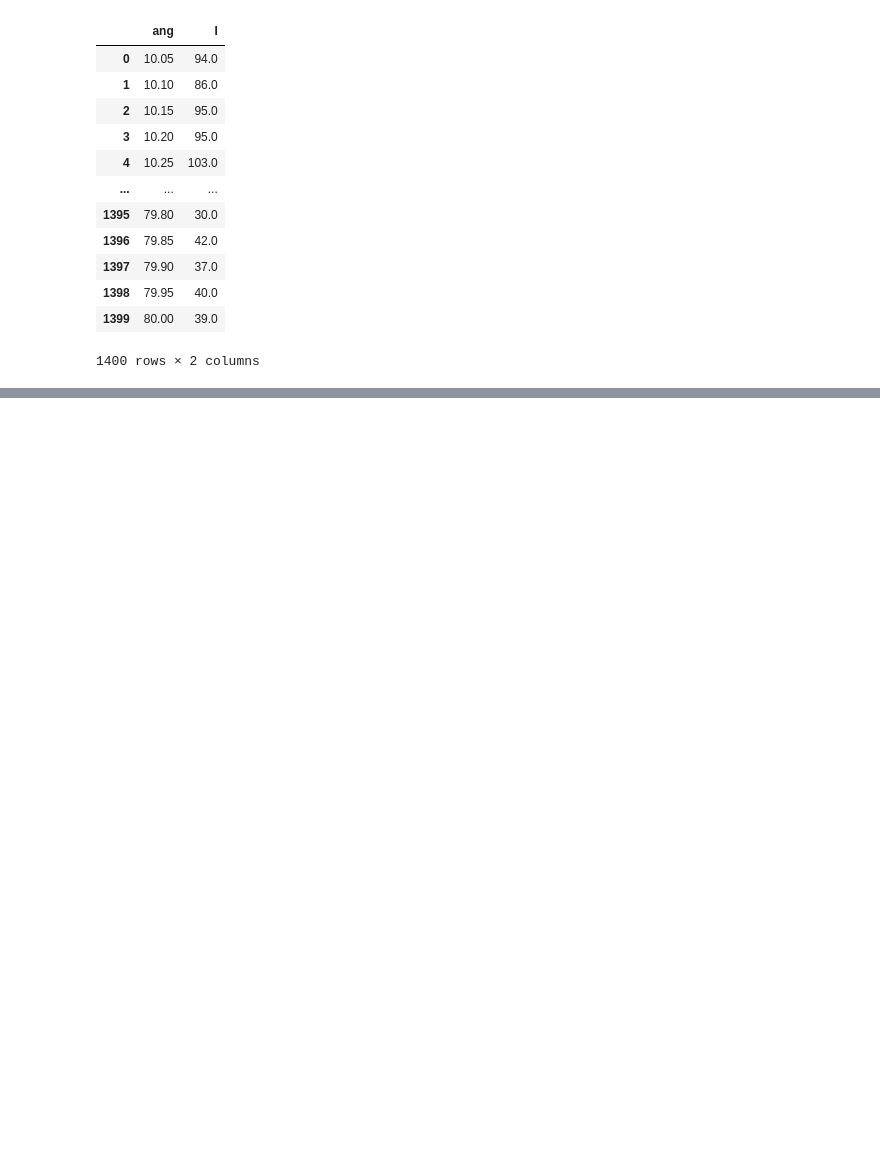
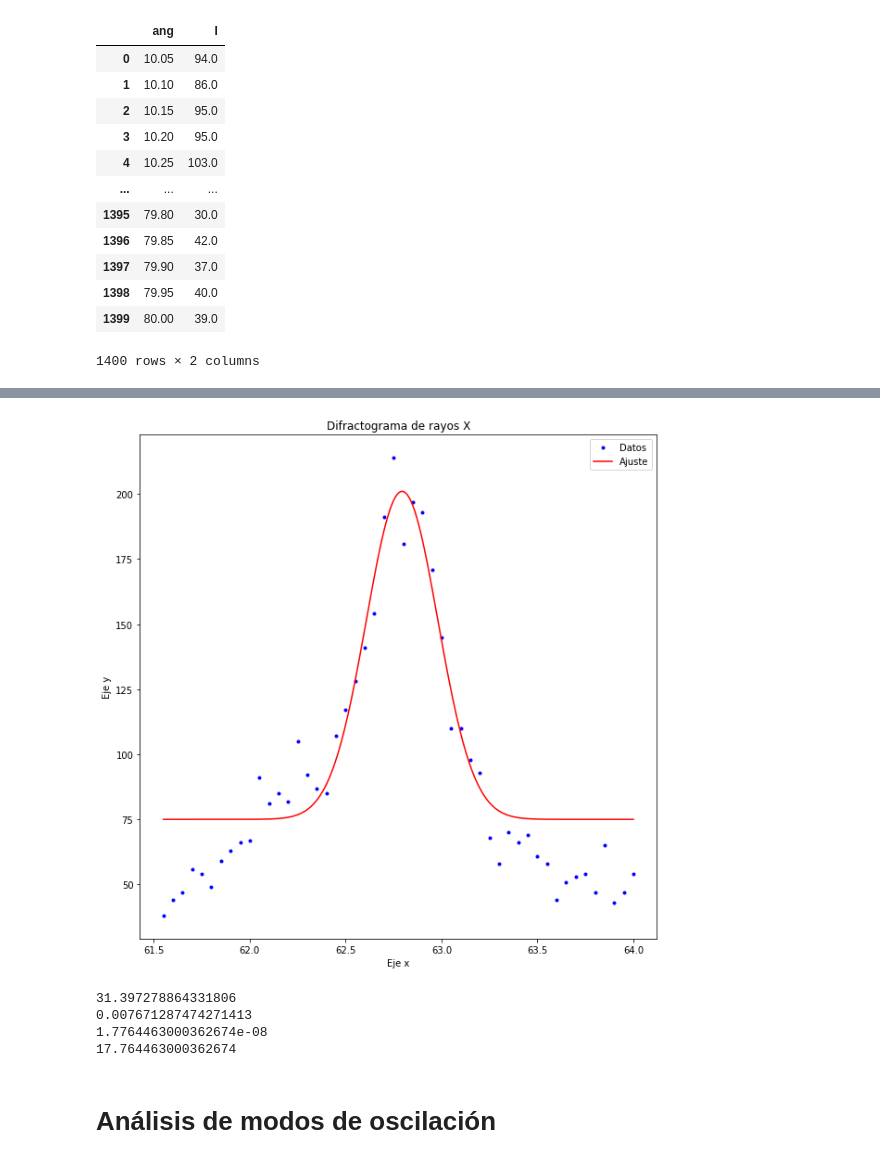
Before and after one commit to juanF9910/Rare_earths, a Jupyter notebook: absor.ipynb, the cells around one changed output, grey strips where cells are left out. Drawn from its saved outputs; the diff is of its cells as text; code cells hidden in the pictures; blank space fills up the shorter version.

```diff
--- a/absor.ipynb
+++ b/absor.ipynb
@@ -473,0 +495,75 @@ plt.show()
+# %%
+from scipy.optimize import curve_fit
+# Definir una función gaussiana para ajustar los datos
+
+
+def gaussian(x,a, b, c):
+    return 75+a*np.exp(-0.5 * ((x - b) / c) ** 2)
+
+
+#r=285
+#s=330
+
+#opcional
+#r=330
+#s=370
+
+#r=548
+#s=567
+
+#r=730
+#s=800
+
+#r=850
+#s=895
+
+#r=895
+#s=930
+
+r=1030
+s=1080
+
+x = df4['ang'][r:s]
+y = df4['I'][r:s]
+
+# Ajustar la curva a los datos
+
+params, covariance = curve_fit(gaussian, x, y, [1, 62.58, 0.1])
+# Extraer los parámetros del ajuste
+a, b, c = params
+
+# Calcular el ancho a media altura (FWHM)
+fwhm = (2 * np.sqrt(2 * np.log(2)) * np.abs(c))*np.pi/180
+
+# Graficar los datos y la curva ajustada
+plt.figure(figsize=(10, 10))
+
+X=np.arange(x.min(), x.max(), 0.01)
+plt.plot(x, y, 'b.', label='Datos')
+plt.plot(X, gaussian(X,a, b, c), 'r-', label='Ajuste')
+
+plt.xlabel('Eje x')
+plt.ylabel('Eje y')
+plt.title('Difractograma de rayos X')
+plt.legend()
+plt.show()
+
+beta=np.abs(fwhm)
+theta=0.5*np.abs(b)
+landa=1.45e-10
+k=0.94
+D= np.abs(k*landa/beta*np.cos(theta))
+
+
+print(theta)
+print(beta)
+print(D)
+print(D*1e9)
+# %% [output]
+[figure, added]
+31.397278864331806
+0.007671287474271413
+1.7764463000362674e-08
+17.764463000362674
+# %% [markdown]
+# Análisis de modos de oscilación
```
Also changed, not shown: parts of 13 cells of this notebook, 18 other files.
